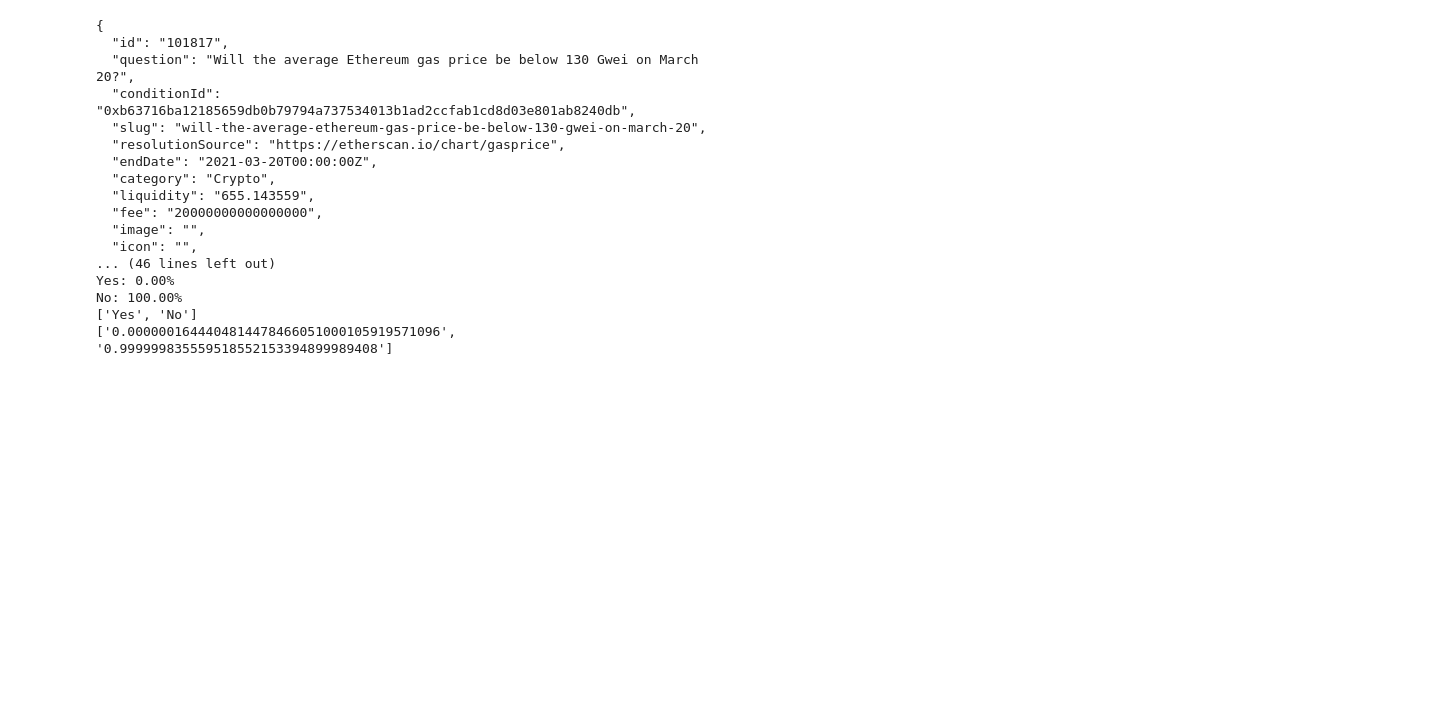
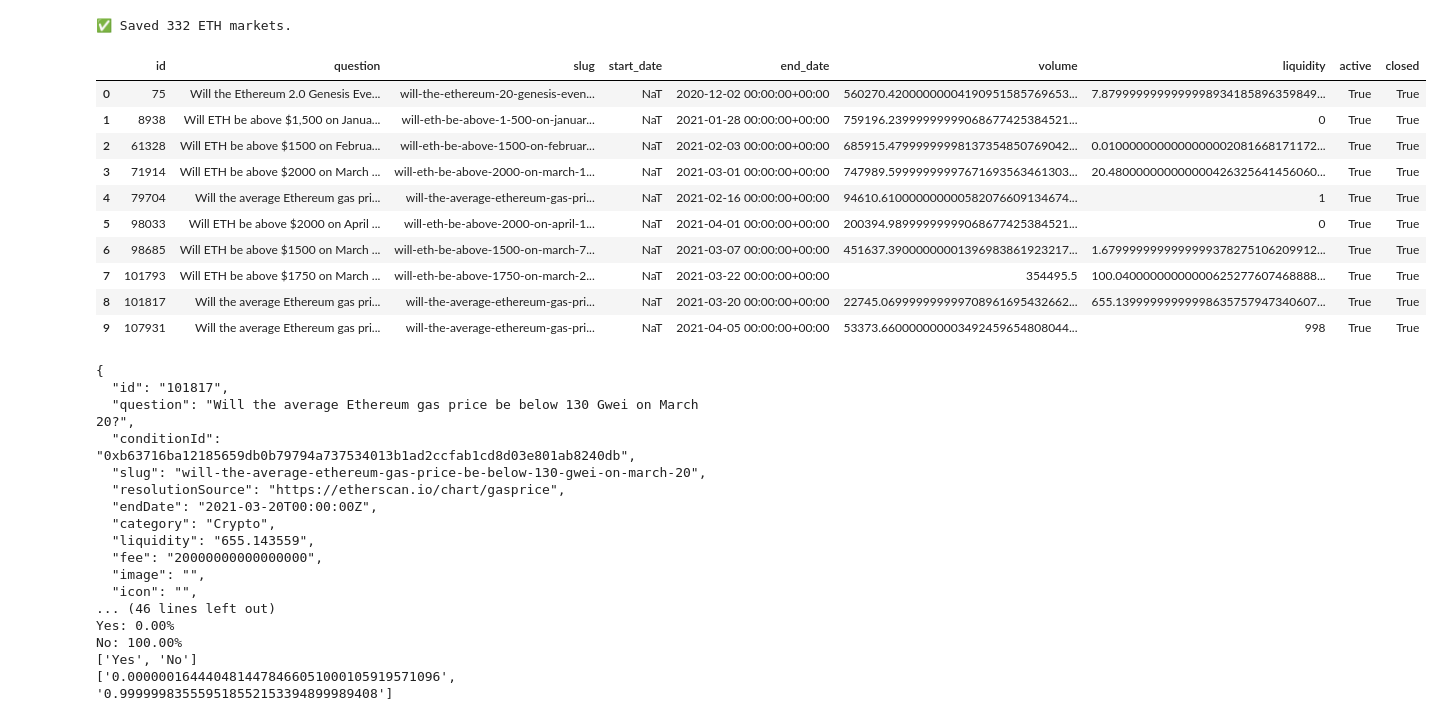
Before and after one commit to supaandu/COS-ECE-473-Final_Project, a Jupyter notebook: COS-ECE-473-FinalProj/polymarket_test.ipynb, the cells around one changed output. Saved outputs shown, nothing was run; the diff lists cells and outputs as text; code cells hidden in the pictures; blank space fills up the shorter version.

Commit message:
polymarket data

```diff
--- a/COS-ECE-473-FinalProj/polymarket_test.ipynb
+++ b/COS-ECE-473-FinalProj/polymarket_test.ipynb
@@ -107,6 +108,61 @@ Successfully fetched batch at offset 9900, got 100 markets
 | 7 | 101793 | Will ETH be above $1750 on March ... | will-eth-be-above-1750-on-march-2... | None | None | None | None | True | True |
 | 8 | 101817 | Will the average Ethereum gas pri... | will-the-average-ethereum-gas-pri... | None | None | None | None | True | True |
 | 9 | 107931 | Will the average Ethereum gas pri... | will-the-average-ethereum-gas-pri... | None | None | None | None | True | True |
+# %%
+from datetime import datetime
+from decimal import Decimal
+
+
+def iso_to_dt(ts):
+    """Convert ISO 8601 → pandas‑friendly datetime; returns None if blank."""
+    if not ts:
+        return None
+    return pd.to_datetime(ts, utc=True)
+
+# Filter ETH markets only
+eth_markets = []
+keywords = ["eth ", " eth ", "ETH ", " ETH ", "ethereum", "ethusd", "Ethereum", "Ethereum "]
+
+i = 0
+for m in all_markets:
+    if i == 0:
+        question
+    question = m.get("question", "").lower()
+    if any(k in question for k in keywords):
+        eth_markets.append({
+            "id": m.get("id"),
+            "question": m.get("question"),
+            "slug": m.get("slug"),
+
+            "start_date": iso_to_dt(m.get("startDate")),
+            "end_date"  : iso_to_dt(m.get("endDate")),
+
+            "volume"    : Decimal(m.get("volumeNum", 0)),
+            "liquidity" : Decimal(m.get("liquidityNum", 0)),
+
+            "active"    : bool(m.get("active")),
+            "closed"    : bool(m.get("closed")),
+        })
+
+
+# Save filtered ETH markets
+df = pd.DataFrame(eth_markets)
+df.to_csv("main_eth_betting_markets.csv", index=False)
+print(f"✅ Saved {len(df)} ETH markets.")
+df.head(10)
+# %% [output]
+✅ Saved 332 ETH markets.
+|  | id | question | slug | start_date | end_date | volume | liquidity | active | closed |
+| 0 | 75 | Will the Ethereum 2.0 Genesis Eve... | will-the-ethereum-20-genesis-even... | NaT | 2020-12-02 00:00:00+00:00 | 560270.42000000004190951585769653... | 7.8799999999999998934185896359849... | True | True |
+| 1 | 8938 | Will ETH be above $1,500 on Janua... | will-eth-be-above-1-500-on-januar... | NaT | 2021-01-28 00:00:00+00:00 | 759196.23999999999068677425384521... | 0 | True | True |
+| 2 | 61328 | Will ETH be above $1500 on Februa... | will-eth-be-above-1500-on-februar... | NaT | 2021-02-03 00:00:00+00:00 | 685915.47999999998137354850769042... | 0.0100000000000000002081668171172... | True | True |
+| 3 | 71914 | Will ETH be above $2000 on March ... | will-eth-be-above-2000-on-march-1... | NaT | 2021-03-01 00:00:00+00:00 | 747989.59999999997671693563461303... | 20.480000000000000426325641456060... | True | True |
+| 4 | 79704 | Will the average Ethereum gas pri... | will-the-average-ethereum-gas-pri... | NaT | 2021-02-16 00:00:00+00:00 | 94610.610000000000582076609134674... | 1 | True | True |
+| 5 | 98033 | Will ETH be above $2000 on April ... | will-eth-be-above-2000-on-april-1... | NaT | 2021-04-01 00:00:00+00:00 | 200394.98999999999068677425384521... | 0 | True | True |
+| 6 | 98685 | Will ETH be above $1500 on March ... | will-eth-be-above-1500-on-march-7... | NaT | 2021-03-07 00:00:00+00:00 | 451637.39000000001396983861923217... | 1.6799999999999999378275106209912... | True | True |
+| 7 | 101793 | Will ETH be above $1750 on March ... | will-eth-be-above-1750-on-march-2... | NaT | 2021-03-22 00:00:00+00:00 | 354495.5 | 100.04000000000000625277607468888... | True | True |
+| 8 | 101817 | Will the average Ethereum gas pri... | will-the-average-ethereum-gas-pri... | NaT | 2021-03-20 00:00:00+00:00 | 22745.069999999999708961695432662... | 655.13999999999998635757947340607... | True | True |
+| 9 | 107931 | Will the average Ethereum gas pri... | will-the-average-ethereum-gas-pri... | NaT | 2021-04-05 00:00:00+00:00 | 53373.660000000003492459654808044... | 998 | True | True |
 # %%
 import json
 import requests
```
Also changed, not shown: parts of 4 cells of this notebook, 3 other files.
